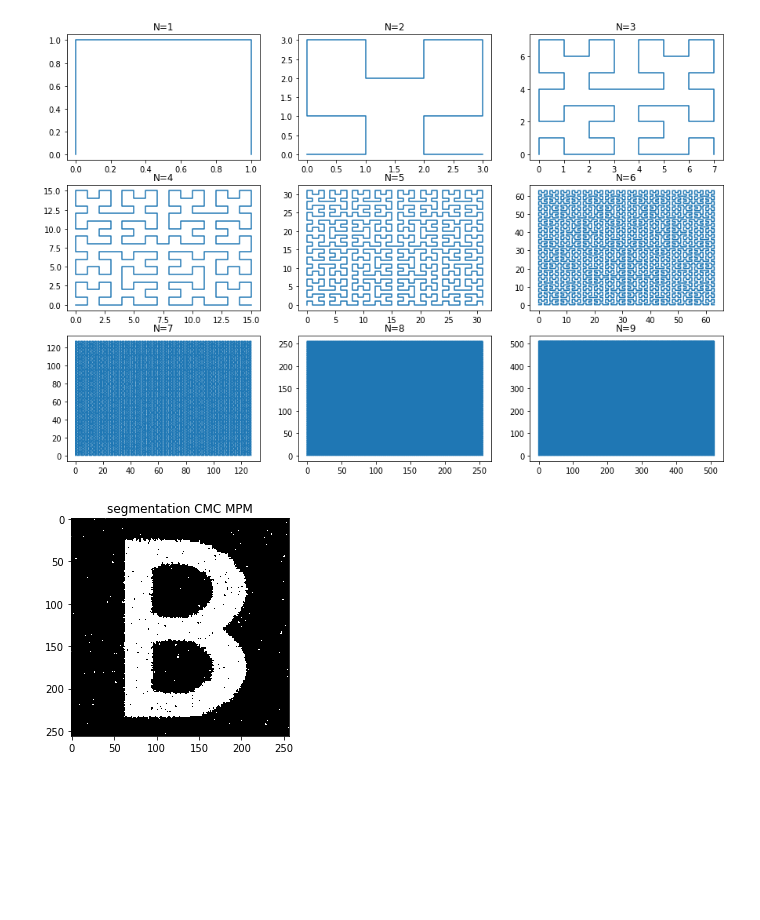
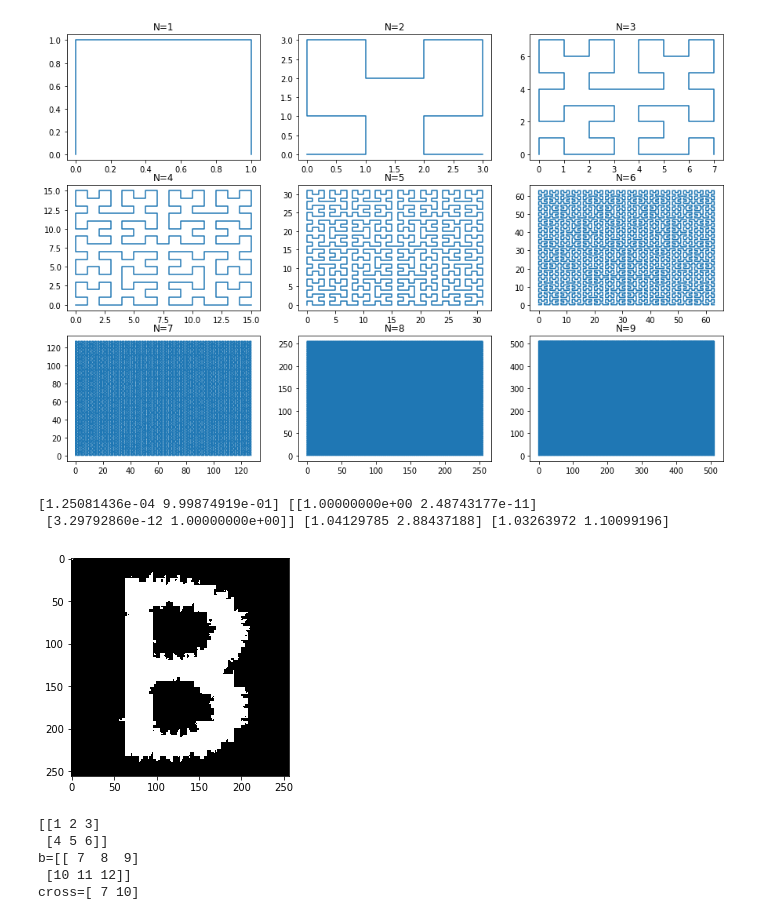
Before and after one commit to nicolas-dufour/semi-markov-image-segmentation, a Jupyter notebook: Coupled_markov.ipynb, the cells around one changed output. Drawn from its saved outputs; the diff is of its cells as text; code cells hidden in the pictures; blank space fills up the shorter version.

```diff
--- a/Coupled_markov.ipynb
+++ b/Coupled_markov.ipynb
@@ -60,4 +52,0 @@ def taux_erreur(A,B):
-# %%
-image,m,n=lit_image('./images/beee2.bmp')
-image_bruit=bruit_gauss(image,np.array([0,255]),np.array([1,3]),np.array([1,1]))
-affiche_image(image_bruit,'test',True)
@@ -129,14 +165,38 @@ def MPM_chaines2_CMC(Y,Mat_f,classes,A,p0):
-# %%
-image,m,n=lit_image('./images/beee2.bmp')
-image_chaine=Im2chaine(image)
-classes=identif_classes(image)
-bruit=np.array([1,3])
-std=np.array([1,1])
-p0=np.array([0.5,0.5])
-image_bruite=bruit_gauss(image_chaine,classes,bruit,std)
-A=calc_transit_prio2(image_chaine,classes)
-Mat_f=Mat_f_gauss2(image_bruite,bruit,std)
-image_segmente=MPM_chaines2_CMC(image_bruite,Mat_f,classes,A,p0)
-affiche_image(chaine2Im(image_segmente),'segmentation CMC MPM')
-# %% [output]
-[figure, removed]
+# %%
+image_chain = CMC()
+image_chain.init_from_image(np.array(Image.open('./images/beee2.bmp')))
+classes = image_chain.get_category()
+mean=np.array([1,3])
+std=np.array([1,1])
+p=np.array([0.5,0.5])
+image_bruite=image_chain.gaussian_noise(classes,mean,std)
+transitions=image_chain.compute_true_transition(classes)
+mean0=np.array([0.5,4])
+std0=np.array([2,0.5])
+p0=np.array([0.5,0.5])
+image_segmente=image_bruite.MPM(classes,transitions,p0,mean,std,10)
+image_segmente.plot_image()
+# %% [output]
+[1.25081436e-04 9.99874919e-01] [[1.00000000e+00 2.48743177e-11]
+ [3.29792860e-12 1.00000000e+00]] [1.04129785 2.88437188] [1.03263972 1.10099196]
+[figure, added]
+# %%
+a=np.array([[1,2,3],[4,5,6]])
+b=np.array([[7,8,9],[10,11,12]])
+c=np.random.randn(2,2)
+
+print(a)
+print('b='+str(b))
+cross=a[np.newaxis,:,:]*b[:,np.newaxis,:]
+print('cross='+str(cross[:,0,0]))
+
+# print('c='+str(c))
+
+# double=cross*c[:,:,np.newaxis]
+# print(double[:,:,0])
+# %% [output]
+[[1 2 3]
+ [4 5 6]]
+b=[[ 7  8  9]
+ [10 11 12]]
+cross=[ 7 10]
```
Also changed, not shown: parts of 5 cells of this notebook.
